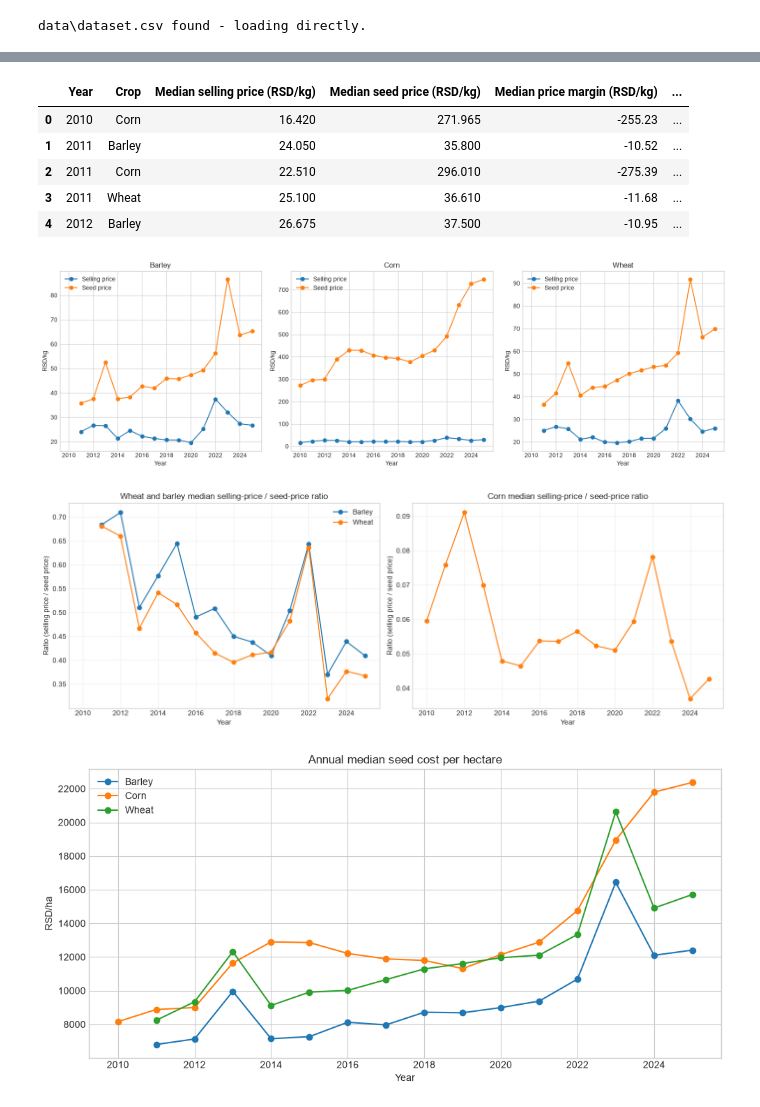
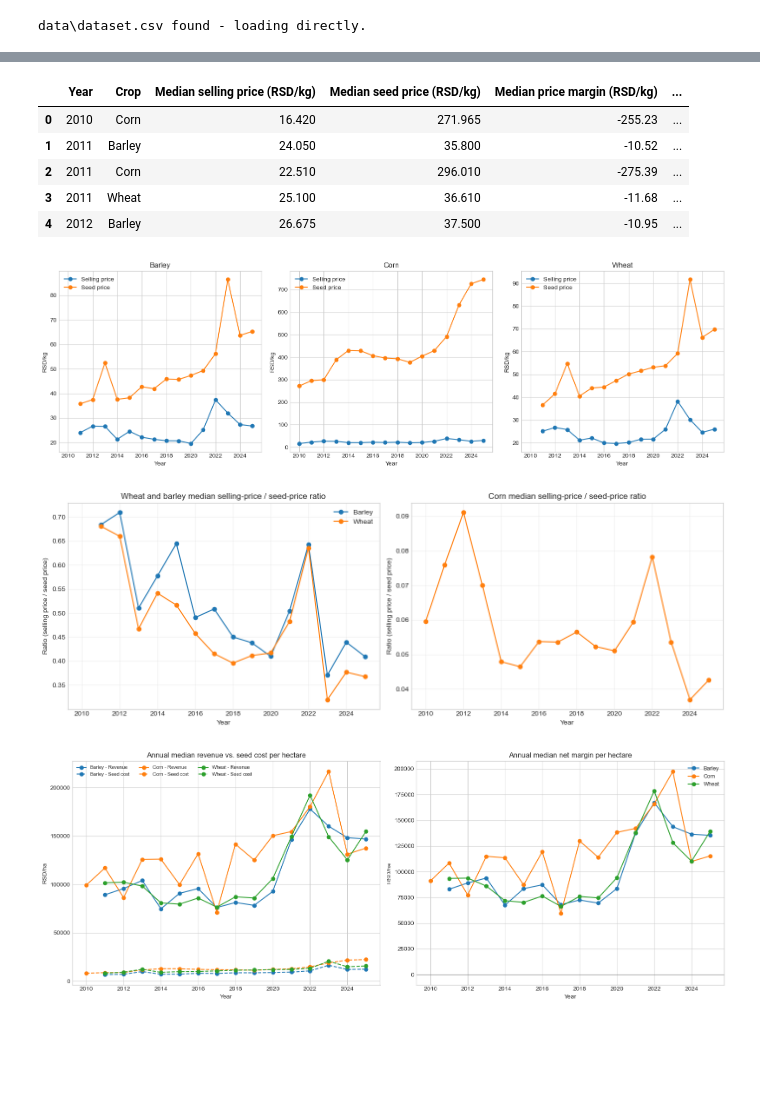
Before and after one commit to aleksandarhorvat/serbia-agriculture-data-analysis, a Jupyter notebook: project.ipynb, the cells around one changed output, grey strips where cells are left out. Cells and saved outputs as stored; diff of their text form; code cells hidden in the pictures; blank space fills up the shorter version.

```diff
--- a/project.ipynb
+++ b/project.ipynb
@@ -49,15 +49,16 @@ from IPython.display import display
 
 plt.style.use("seaborn-v0_8-whitegrid")
 
+# One color per crop, used across all figures.
+CROP_COLORS = {"Barley": "tab:blue", "Corn": "tab:orange", "Wheat": "tab:green"}
+
 analysis_df = df.copy()
 
 analysis_df["Price margin (RSD/kg)"] = analysis_df["Selling price (RSD/kg)"] - analysis_df["Seed price (RSD/kg)"]
 analysis_df["Margin ratio"] = analysis_df["Selling price (RSD/kg)"] / analysis_df["Seed price (RSD/kg)"]
 
-# Seeding rates, used to convert seed price into a cost per hectare figure.
-# Corn: 75,000 seeds/ha (3 sowing units), converted with the same 400 g
-# thousand-kernel-weight assumption as the RSD/kg conversion above. Wheat
-# and barley are sown by weight directly. See README for sources.
+# Seed price -> cost per ha. Corn sown by seed count (~75,000/ha = 30 kg at
+# 400 g/1000 kernels); wheat/barley by weight. See README for sources.
 SEEDING_RATE_KG_HA = {"Corn": 30, "Wheat": 225, "Barley": 190}
 
 analysis_df["Seeding rate (kg/ha)"] = analysis_df["Crop"].map(SEEDING_RATE_KG_HA)
@@ -75,6 +76,8 @@ annual_margin = (
         "Median price margin (RSD/kg)": ("Price margin (RSD/kg)", "median"),
         "Median margin ratio": ("Margin ratio", "median"),
         "Median seed cost per ha (RSD/ha)": ("Seed cost per ha (RSD/ha)", "median"),
+        "Median gross revenue per ha (RSD/ha)": ("Gross revenue per ha (RSD/ha)", "median"),
+        "Median net margin per ha (RSD/ha)": ("Net margin per ha (RSD/ha)", "median"),
     })
     .reset_index()
 )
@@ -102,38 +105,56 @@ axes[0].set_title("Wheat and barley median selling-price / seed-price ratio")
 axes[0].set_xlabel("Year")
 axes[0].set_ylabel("Ratio (selling price / seed price)")
 axes[0].legend()
 axes[0].grid(True, alpha=0.3)
 
 # Corn separately
 corn = annual_margin[annual_margin["Crop"] == "Corn"]
 axes[1].plot(corn["Year"], corn["Median margin ratio"], marker="o", color="tab:orange")
 axes[1].set_title("Corn median selling-price / seed-price ratio")
 axes[1].set_xlabel("Year")
 axes[1].set_ylabel("Ratio (selling price / seed price)")
 axes[1].grid(True, alpha=0.3)
 
 plt.tight_layout()
 plt.show()
 
-# RSD/kg overstates how expensive corn seed actually is, because corn is sown at a much lower rate (kg/ha) than wheat or barley.
-# Seed cost per hectare is a fairer basis.
-fig, ax = plt.subplots(figsize=(10, 5))
+# Seed cost per ha is a fairer basis than RSD/kg (corn is sown at a far lower kg/ha).
+# Left: revenue (solid) vs seed cost (dashed), same color per crop. Right: net margin over time.
+fig, axes = plt.subplots(1, 2, figsize=(16, 6))
+
+ax = axes[0]
 for crop, subset in annual_margin.groupby("Crop"):
-    ax.plot(subset["Year"], subset["Median seed cost per ha (RSD/ha)"], marker="o", label=crop)
-ax.set_title("Annual median seed cost per hectare")
+    color = CROP_COLORS[crop]
+    ax.plot(subset["Year"], subset["Median gross revenue per ha (RSD/ha)"], marker="o",
+            color=color, linestyle="-", label=f"{crop} - Revenue")
+    ax.plot(subset["Year"], subset["Median seed cost per ha (RSD/ha)"], marker="o",
+            color=color, linestyle="--", label=f"{crop} - Seed cost")
+ax.set_title("Annual median revenue vs. seed cost per hectare")
 ax.set_xlabel("Year")
 ax.set_ylabel("RSD/ha")
-ax.legend()
+ax.legend(fontsize=8, ncol=3, loc="upper left")
+
+ax2 = axes[1]
+for crop, subset in annual_margin.groupby("Crop"):
+    color = CROP_COLORS[crop]
+    ax2.plot(subset["Year"], subset["Median net margin per ha (RSD/ha)"], marker="o",
+             color=color, label=crop)
+ax2.axhline(0, color="grey", linewidth=0.8)
+ax2.set_title("Annual median net margin per hectare")
+ax2.set_xlabel("Year")
+ax2.set_ylabel("RSD/ha")
+ax2.legend(fontsize=9)
+
 plt.tight_layout()
 plt.show()
 # %% [output]
 |  | Year | Crop | Median selling price (RSD/kg) | Median seed price (RSD/kg) | Median price margin (RSD/kg) | ... |
 | 0 | 2010 | Corn | 16.420 | 271.965 | -255.23 | ... |
 | 1 | 2011 | Barley | 24.050 | 35.800 | -10.52 | ... |
 | 2 | 2011 | Corn | 22.510 | 296.010 | -275.39 | ... |
 | 3 | 2011 | Wheat | 25.100 | 36.610 | -11.68 | ... |
 | 4 | 2012 | Barley | 26.675 | 37.500 | -10.95 | ... |
 [figure]
 [figure]
-[figure, old version]
+[figure, new version]
 # %%
```
Also changed, not shown: parts of 4 cells of this notebook, 2 other files.
